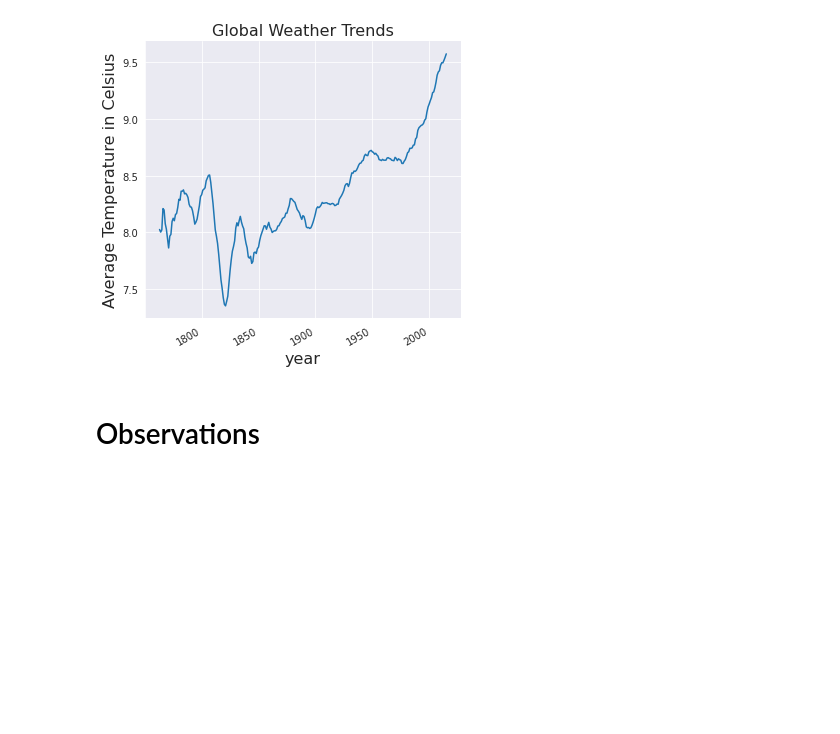
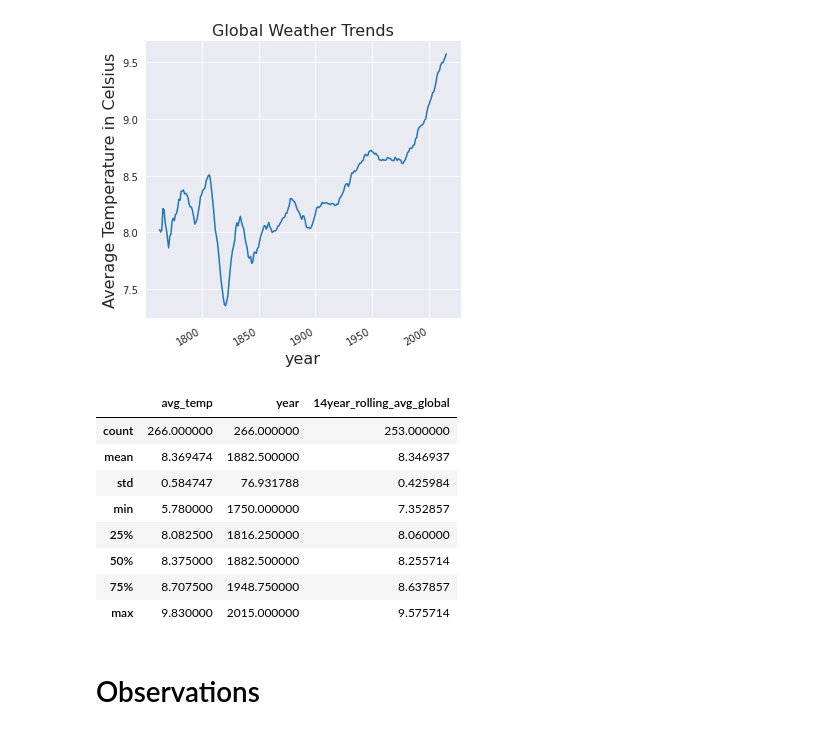
Before and after one commit to freedom-780/Weather_trends, a Jupyter notebook: Weather_project.ipynb, the cells around one changed output. Cells and saved outputs as stored; diff of their text form; code cells hidden in the pictures; blank space fills up the shorter version.

```diff
--- a/Weather_project.ipynb
+++ b/Weather_project.ipynb
@@ -137,6 +151,18 @@ plt.title("Global Weather Trends", size=16)
 # %% [output]
 Text(0.5, 1.0, 'Global Weather Trends')
 [figure]
+# %%
+global_weather.describe()
+# %% [output]
+|  | avg_temp | year | 14year_rolling_avg_global |
+| count | 266.000000 | 266.000000 | 253.000000 |
+| mean | 8.369474 | 1882.500000 | 8.346937 |
+| std | 0.584747 | 76.931788 | 0.425984 |
+| min | 5.780000 | 1750.000000 | 7.352857 |
+| 25% | 8.082500 | 1816.250000 | 8.060000 |
+| 50% | 8.375000 | 1882.500000 | 8.255714 |
+| 75% | 8.707500 | 1948.750000 | 8.637857 |
+| max | 9.830000 | 2015.000000 | 9.575714 |
 # %% [markdown]
 # Observations
 # %% [markdown]
```
Also changed, not shown: parts of 2 cells of this notebook.
